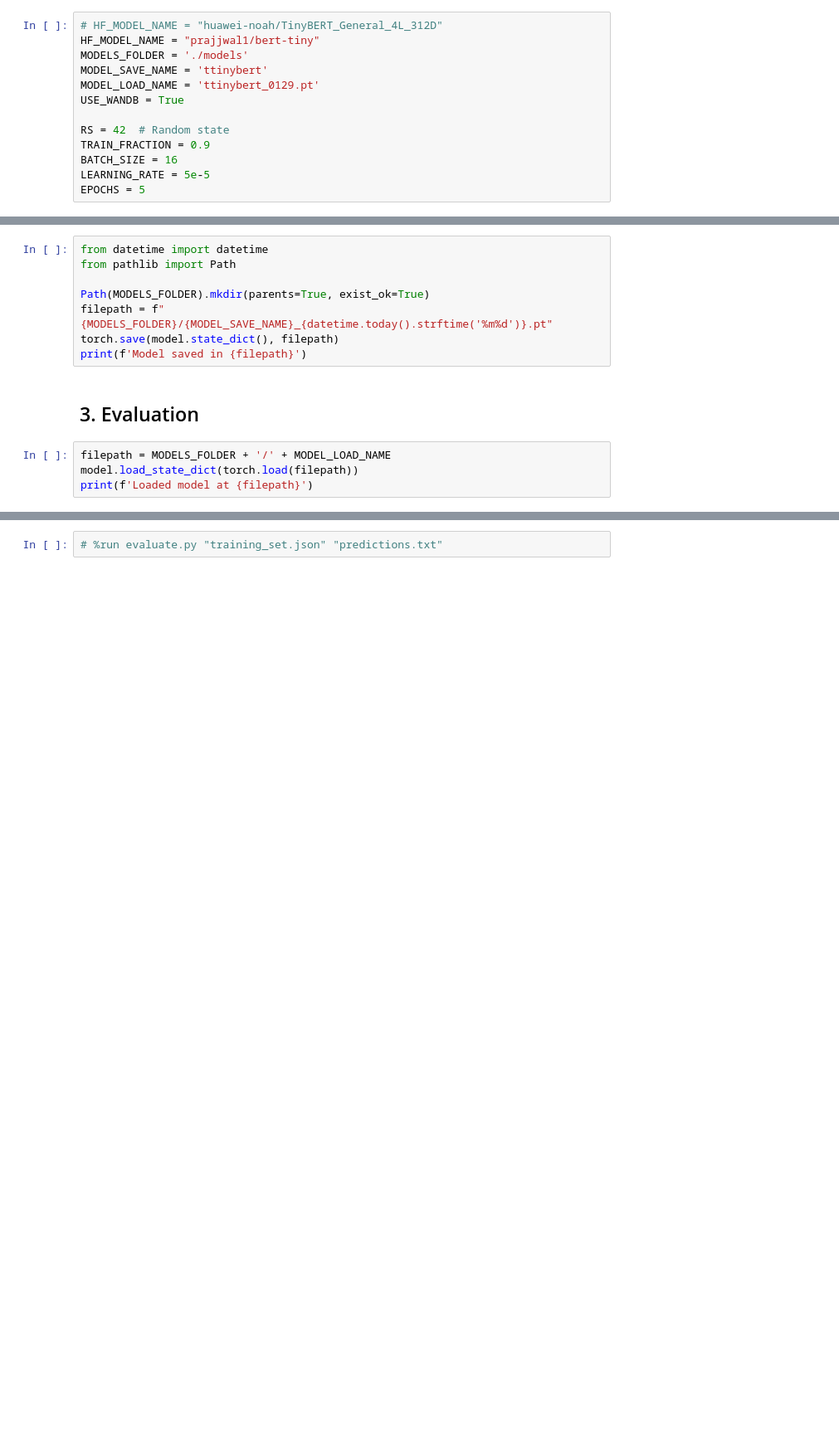
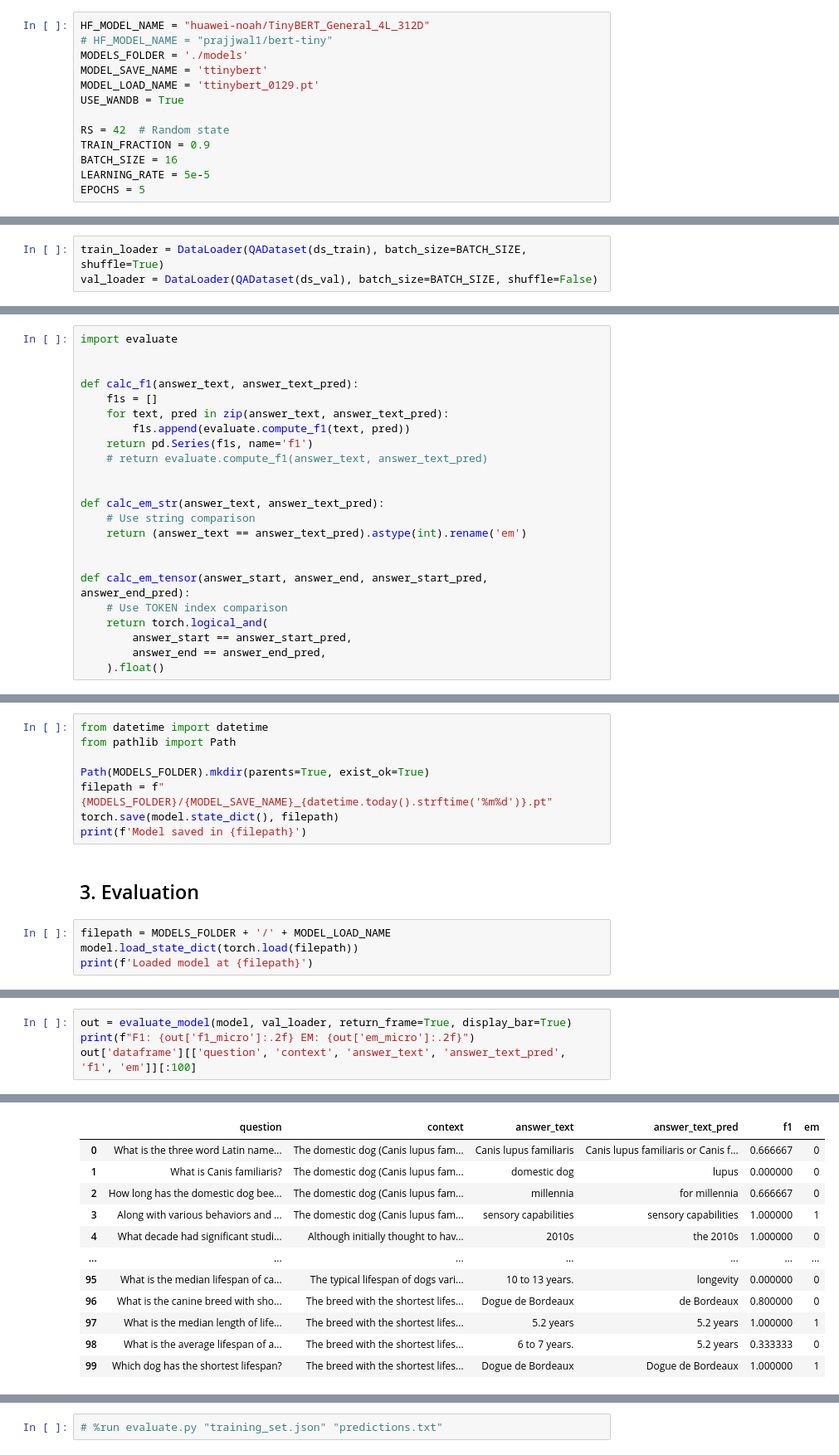
Before and after one commit to frallebini/question-answering, a Jupyter notebook: tiny_proto.ipynb, the cells around one changed output, grey strips where cells are left out. Shown: that part at 83% size. Drawn from its saved outputs; the diff is of its cells as text; blank space fills up the shorter version.

Commit message:
Added EM and F1 metrics, added validation in training loop

```diff
--- a/tiny_proto.ipynb
+++ b/tiny_proto.ipynb
@@ -1,8 +1,8 @@
 # %% [markdown]
 ## 0. Configs
 # %%
-# HF_MODEL_NAME = "huawei-noah/TinyBERT_General_4L_312D"
-HF_MODEL_NAME = "prajjwal1/bert-tiny"
+HF_MODEL_NAME = "huawei-noah/TinyBERT_General_4L_312D"
+# HF_MODEL_NAME = "prajjwal1/bert-tiny"
 MODELS_FOLDER = './models'
 MODEL_SAVE_NAME = 'ttinybert'
 MODEL_LOAD_NAME = 'ttinybert_0129.pt'
@@ -228,3 +253,6 @@ Actual fraction: 0.9014
+# %%
+train_loader = DataLoader(QADataset(ds_train), batch_size=BATCH_SIZE, shuffle=True)
+val_loader = DataLoader(QADataset(ds_val), batch_size=BATCH_SIZE, shuffle=False)
 # %% [markdown]
 ## 2. Training the model
 # %% [markdown]
@@ -265,0 +296,23 @@ Non-trainable params: 0
+# %%
+import evaluate
+
+
+def calc_f1(answer_text, answer_text_pred):
+    f1s = []
+    for text, pred in zip(answer_text, answer_text_pred):
+        f1s.append(evaluate.compute_f1(text, pred))
+    return pd.Series(f1s, name='f1')
+    # return evaluate.compute_f1(answer_text, answer_text_pred)
+
+
+def calc_em_str(answer_text, answer_text_pred):
+    # Use string comparison
+    return (answer_text == answer_text_pred).astype(int).rename('em')
+
+
+def calc_em_tensor(answer_start, answer_end, answer_start_pred, answer_end_pred):
+    # Use TOKEN index comparison
+    return torch.logical_and(
+        answer_start == answer_start_pred,
+        answer_end == answer_end_pred,
+    ).float()
@@ -422,0 +461,5 @@ res[['question', 'context', 'answer_text', 'answer_text_pred']][:100]
+# %%
+out = evaluate_model(model, val_loader, return_frame=True, display_bar=True)
+print(f"F1: {out['f1_micro']:.2f} EM: {out['em_micro']:.2f}")
+out['dataframe'][['question', 'context', 'answer_text', 'answer_text_pred', 'f1', 'em']][:100]
+# %% [output]
@@ -422,0 +467,12 @@ res[['question', 'context', 'answer_text', 'answer_text_pred']][:100]
+|  | question | context | answer_text | answer_text_pred | f1 | em |
+| 0 | What is the three word Latin name... | The domestic dog (Canis lupus fam... | Canis lupus familiaris | Canis lupus familiaris or Canis f... | 0.666667 | 0 |
+| 1 | What is Canis familiaris? | The domestic dog (Canis lupus fam... | domestic dog | lupus | 0.000000 | 0 |
+| 2 | How long has the domestic dog bee... | The domestic dog (Canis lupus fam... | millennia | for millennia | 0.666667 | 0 |
+| 3 | Along with various behaviors and ... | The domestic dog (Canis lupus fam... | sensory capabilities | sensory capabilities | 1.000000 | 1 |
+| 4 | What decade had significant studi... | Although initially thought to hav... | 2010s | the 2010s | 1.000000 | 0 |
+| ... | ... | ... | ... | ... | ... | ... |
+| 95 | What is the median lifespan of ca... | The typical lifespan of dogs vari... | 10 to 13 years. | longevity | 0.000000 | 0 |
+| 96 | What is the canine breed with sho... | The breed with the shortest lifes... | Dogue de Bordeaux | de Bordeaux | 0.800000 | 0 |
+| 97 | What is the median length of life... | The breed with the shortest lifes... | 5.2 years | 5.2 years | 1.000000 | 1 |
+| 98 | What is the average lifespan of a... | The breed with the shortest lifes... | 6 to 7 years. | 5.2 years | 0.333333 | 0 |
+| 99 | Which dog has the shortest lifespan? | The breed with the shortest lifes... | Dogue de Bordeaux | Dogue de Bordeaux | 1.000000 | 1 |
```
Also changed, not shown: parts of 25 cells of this notebook, 1 other file.
